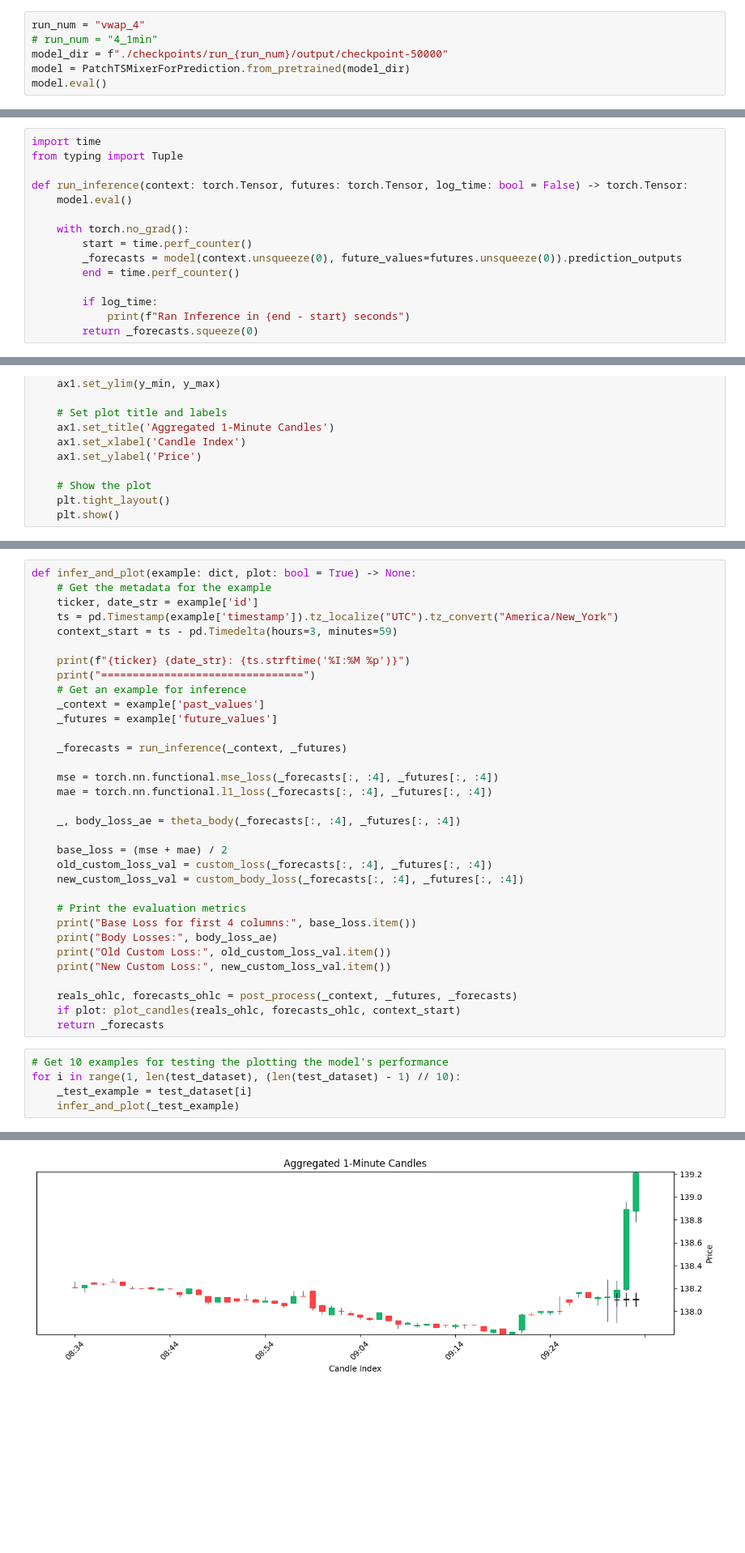
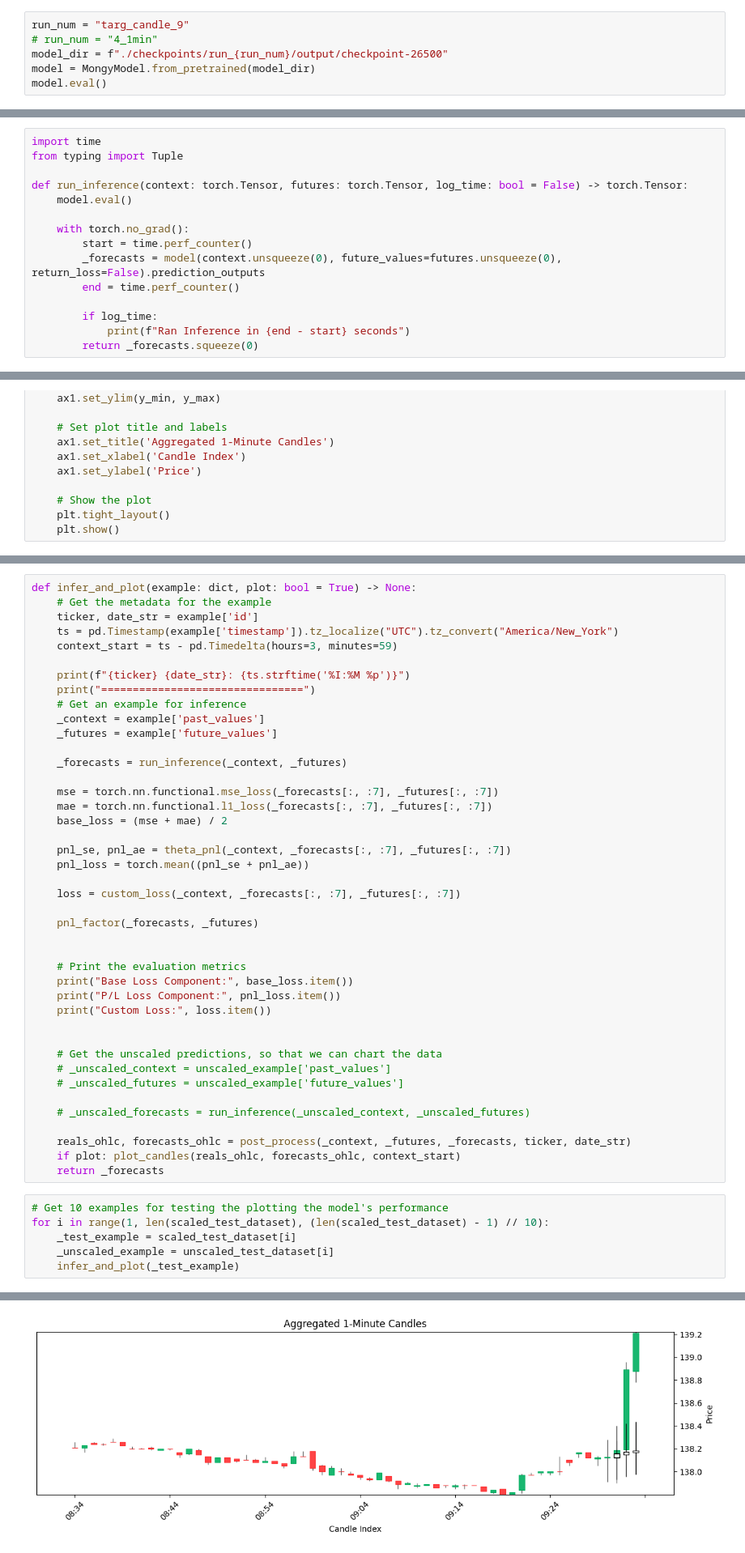
Before and after one commit to linkt-ai/tsfm, a Jupyter notebook: notebooks/hfdemo/patch_tsmixer_MONG-INFERENCE.ipynb, the cells around one changed output, grey strips where cells are left out. Shown at 81% size. Cells and saved outputs as stored; diff of their text form; blank space fills up the shorter version.

Commit message:
feat: add snapping candles

```diff
--- a/notebooks/hfdemo/patch_tsmixer_MONG-INFERENCE.ipynb
+++ b/notebooks/hfdemo/patch_tsmixer_MONG-INFERENCE.ipynb
@@ -106,7 +223,7 @@ Adjust the following model parameters according to need.
 # %%
-run_num = "vwap_4"
+run_num = "targ_candle_9"
 # run_num = "4_1min"
-model_dir = f"./checkpoints/run_{run_num}/output/checkpoint-50000"
-model = PatchTSMixerForPrediction.from_pretrained(model_dir)
+model_dir = f"./checkpoints/run_{run_num}/output/checkpoint-26500"
+model = MongyModel.from_pretrained(model_dir)
 model.eval()
 # %% [output]
@@ -143,7 +260,7 @@ def run_inference(context: torch.Tensor, futures: torch.Tensor, log_time: bool =
 
     with torch.no_grad():
         start = time.perf_counter()
-        _forecasts = model(context.unsqueeze(0), future_values=futures.unsqueeze(0)).prediction_outputs
+        _forecasts = model(context.unsqueeze(0), future_values=futures.unsqueeze(0), return_loss=False).prediction_outputs
         end = time.perf_counter()
 
         if log_time:
@@ -320,28 +479,38 @@ def infer_and_plot(example: dict, plot: bool = True) -> None:
 
     _forecasts = run_inference(_context, _futures)
 
-    mse = torch.nn.functional.mse_loss(_forecasts[:, :4], _futures[:, :4])
-    mae = torch.nn.functional.l1_loss(_forecasts[:, :4], _futures[:, :4])
+    mse = torch.nn.functional.mse_loss(_forecasts[:, :7], _futures[:, :7])
+    mae = torch.nn.functional.l1_loss(_forecasts[:, :7], _futures[:, :7])
+    base_loss = (mse + mae) / 2
 
-    _, body_loss_ae = theta_body(_forecasts[:, :4], _futures[:, :4])
+    pnl_se, pnl_ae = theta_pnl(_context, _forecasts[:, :7], _futures[:, :7])
+    pnl_loss = torch.mean((pnl_se + pnl_ae))
 
-    base_loss = (mse + mae) / 2
-    old_custom_loss_val = custom_loss(_forecasts[:, :4], _futures[:, :4])
-    new_custom_loss_val = custom_body_loss(_forecasts[:, :4], _futures[:, :4])
+    loss = custom_loss(_context, _forecasts[:, :7], _futures[:, :7])
+
+    pnl_factor(_forecasts, _futures)
+
 
     # Print the evaluation metrics
-    print("Base Loss for first 4 columns:", base_loss.item())
-    print("Body Losses:", body_loss_ae)
-    print("Old Custom Loss:", old_custom_loss_val.item())
-    print("New Custom Loss:", new_custom_loss_val.item())
+    print("Base Loss Component:", base_loss.item())
+    print("P/L Loss Component:", pnl_loss.item())
+    print("Custom Loss:", loss.item())
 
-    reals_ohlc, forecasts_ohlc = post_process(_context, _futures, _forecasts)
+
+    # Get the unscaled predictions, so that we can chart the data
+    # _unscaled_context = unscaled_example['past_values']
+    # _unscaled_futures = unscaled_example['future_values']
+
+    # _unscaled_forecasts = run_inference(_unscaled_context, _unscaled_futures)
+
+    reals_ohlc, forecasts_ohlc = post_process(_context, _futures, _forecasts, ticker, date_str)
     if plot: plot_candles(reals_ohlc, forecasts_ohlc, context_start)
     return _forecasts
 # %%
 # Get 10 examples for testing the plotting the model's performance
-for i in range(1, len(test_dataset), (len(test_dataset) - 1) // 10):
-    _test_example = test_dataset[i]
+for i in range(1, len(scaled_test_dataset), (len(scaled_test_dataset) - 1) // 10):
+    _test_example = scaled_test_dataset[i]
+    _unscaled_example = unscaled_test_dataset[i]
     infer_and_plot(_test_example)
 # %% [output]
 AAPL 2023-01-23: 09:30 AM
@@ -353,3 +521,3 @@ New Custom Loss: 0.8386813402175903
-[figure, old version]
+[figure, new version]
 AAPL 2023-11-02: 02:01 PM
 ================================
```
Also changed, not shown: parts of 23 cells of this notebook, 5 other files.
